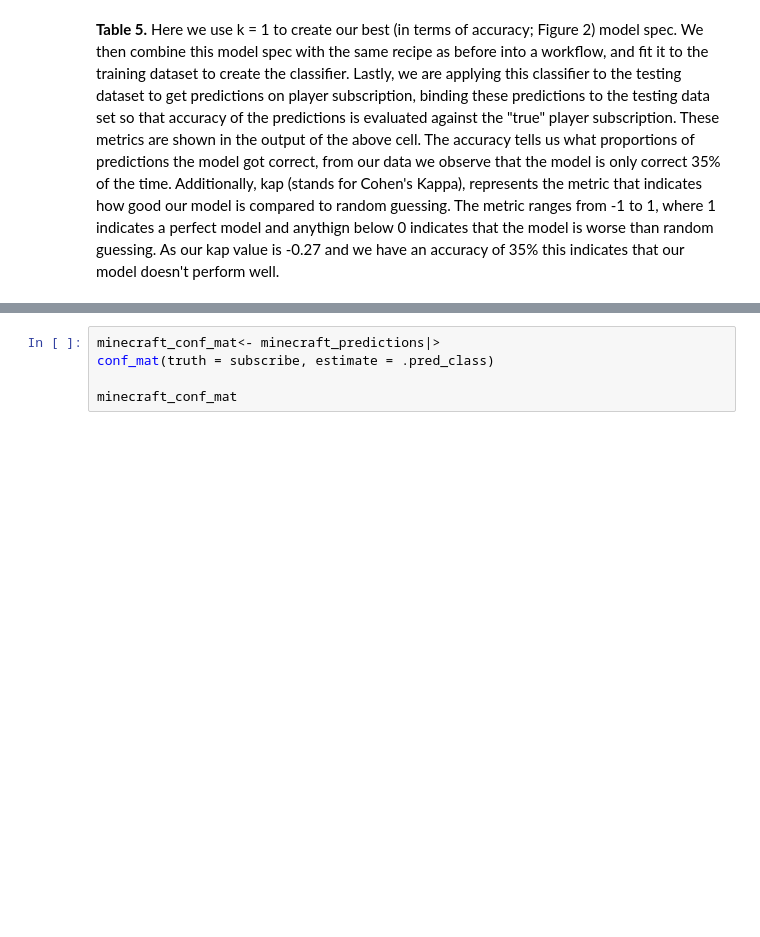
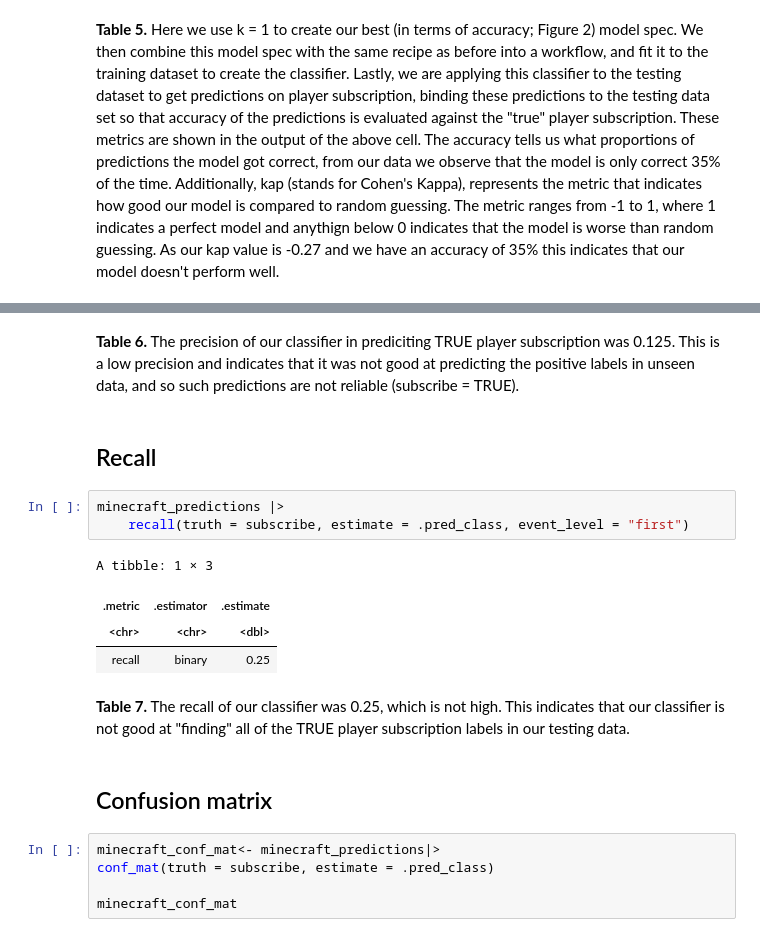
Before and after one commit to chrispy-tacos/dsci-100-project, a Jupyter notebook: dsci-g2-project.ipynb, the cells around one changed output, grey strips where cells are left out. Drawn from its saved outputs; the diff is of its cells as text; blank space fills up the shorter version.

```diff
--- a/dsci-g2-project.ipynb
+++ b/dsci-g2-project.ipynb
@@ -321,3 +337,19 @@ A tibble: 2 × 3
+# %% [markdown]
+**Table 6.** The precision of our classifier in prediciting TRUE player subscription was 0.125. This is a low precision and indicates that it was not good at predicting the positive labels in unseen data, and so such predictions are not reliable (subscribe = TRUE).
+# %% [markdown]
+## Recall
+# %%
+minecraft_predictions |>
+    recall(truth = subscribe, estimate = .pred_class, event_level = "first")
+# %% [output]
+A tibble: 1 × 3
+| .metric | .estimator | .estimate |
+| <chr> | <chr> | <dbl> |
+| recall | binary | 0.25 |
+# %% [markdown]
+**Table 7.** The recall of our classifier was 0.25, which is not high. This indicates that our classifier is not good at "finding" all of the TRUE player subscription labels in our testing data.
+# %% [markdown]
+## Confusion matrix
 # %%
 minecraft_conf_mat<- minecraft_predictions|>
 conf_mat(truth = subscribe, estimate = .pred_class)
```
Also changed, not shown: parts of 8 cells of this notebook.
